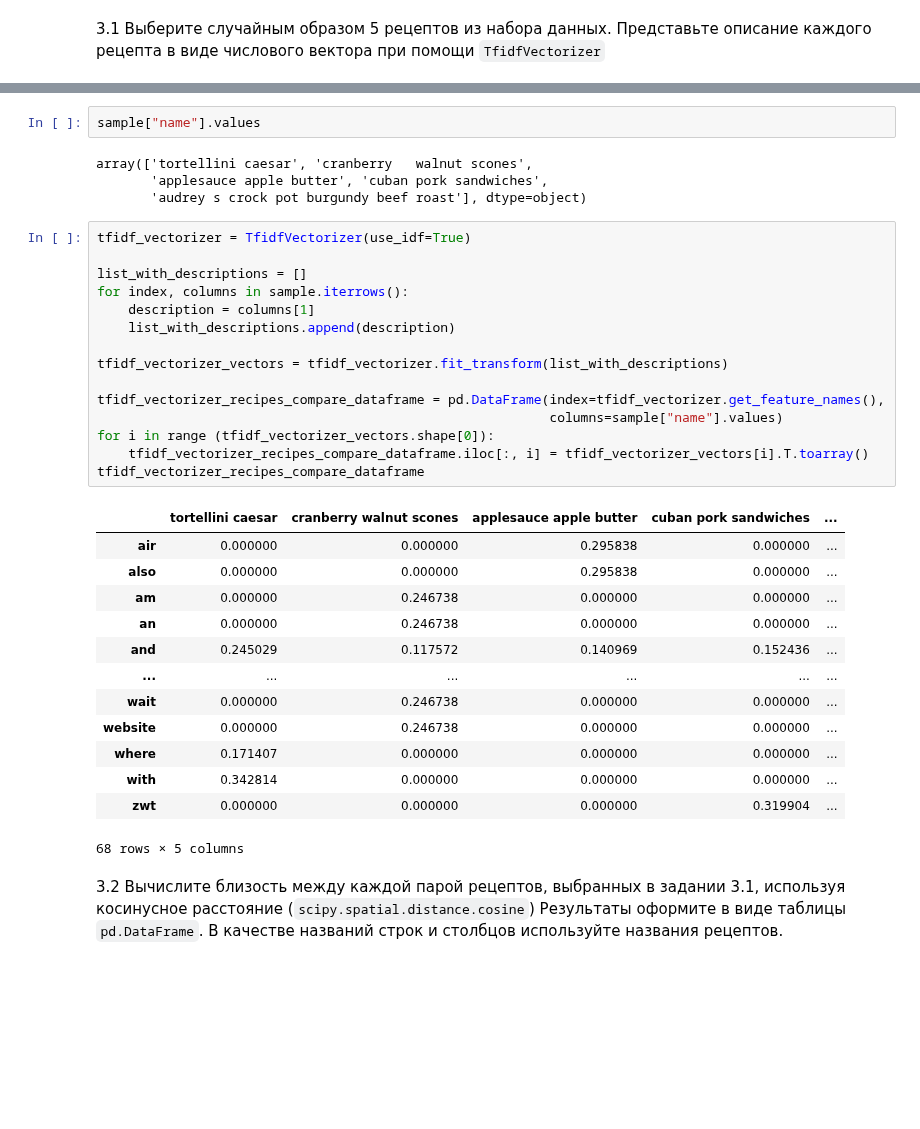
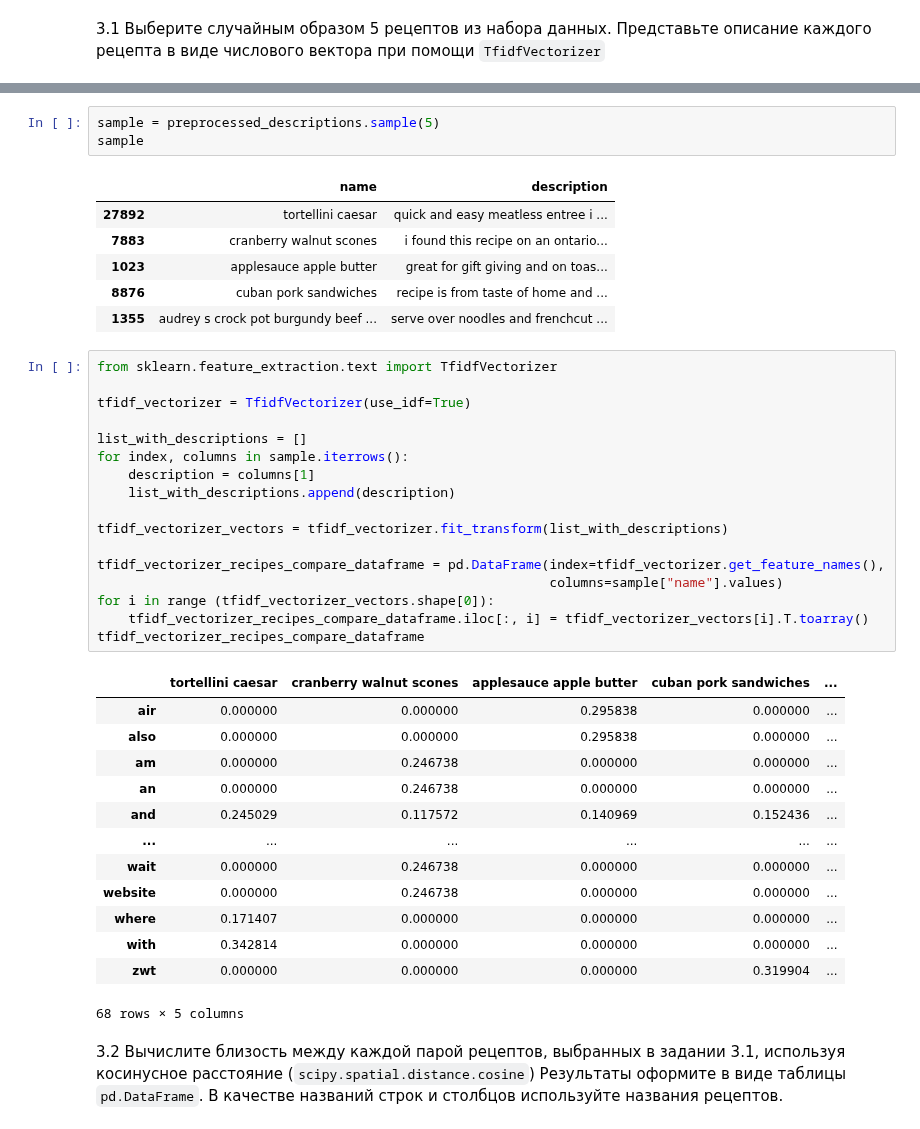
Before and after one commit to Amikuto/BigDataPT-BDPT-, a Jupyter notebook: Lesson9/09_string_2_Фамилия_Имя_Группа.ipynb, the cells around one changed output, grey strips where cells are left out. Cells and saved outputs as stored; diff of their text form; blank space fills up the shorter version.

```diff
--- a/Lesson9/09_string_2_Фамилия_Имя_Группа.ipynb
+++ b/Lesson9/09_string_2_Фамилия_Имя_Группа.ipynb
@@ -357,10 +320,16 @@ serve      0.377964
-# %%
-sample["name"].values
-# %% [output]
-array(['tortellini caesar', 'cranberry   walnut scones',
-       'applesauce apple butter', 'cuban pork sandwiches',
-       'audrey s crock pot burgundy beef roast'], dtype=object)
+# %%
+sample = preprocessed_descriptions.sample(5)
+sample
+# %% [output]
+|  | name | description |
+| 27892 | tortellini caesar | quick and easy meatless entree i ... |
+| 7883 | cranberry walnut scones | i found this recipe on an ontario... |
+| 1023 | applesauce apple butter | great for gift giving and on toas... |
+| 8876 | cuban pork sandwiches | recipe is from taste of home and ... |
+| 1355 | audrey s crock pot burgundy beef ... | serve over noodles and frenchcut ... |
 # %%
+from sklearn.feature_extraction.text import TfidfVectorizer
+
 tfidf_vectorizer = TfidfVectorizer(use_idf=True)
 
 list_with_descriptions = []
```
Also changed, not shown: parts of 7 cells of this notebook.
